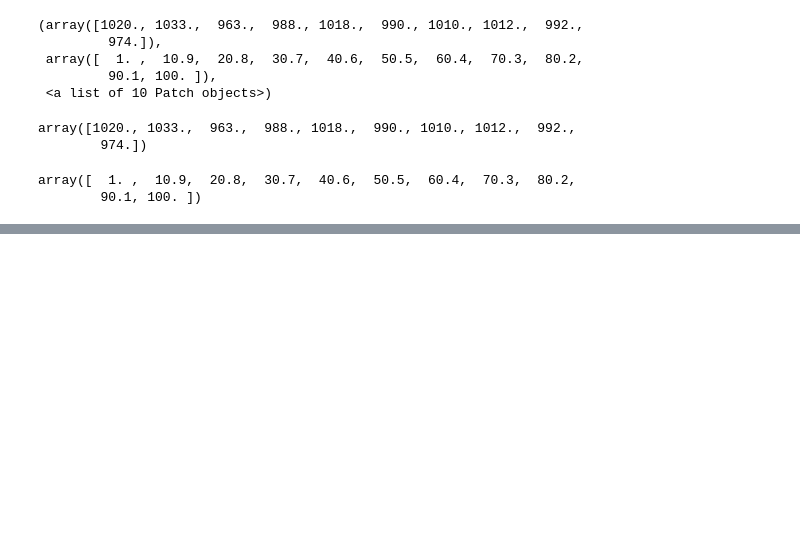
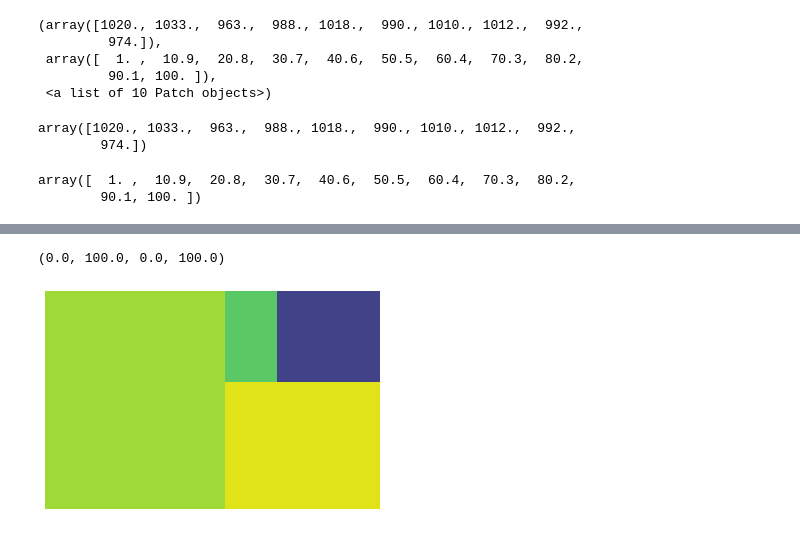
Before and after one commit to jittakorn-ch/data_viz_2022, a Jupyter notebook: DataViz04_Data_Comparison_(PCA).ipynb, the cells around one changed output, grey strips where cells are left out. Drawn from its saved outputs; the diff is of its cells as text; code cells hidden in the pictures; blank space fills up the shorter version.

```diff
--- a/DataViz04_Data_Comparison_(PCA).ipynb
+++ b/DataViz04_Data_Comparison_(PCA).ipynb
@@ -296,0 +311,8 @@ array([  1. ,  10.9,  20.8,  30.7,  40.6,  50.5,  60.4,  70.3,  80.2,
+# %%
+data = [500, 250, 60, 120]
+# %%
+squarify.plot(data)
+plt.axis('off')
+# %% [output]
+(0.0, 100.0, 0.0, 100.0)
+[figure, added]
```
Also changed, not shown: parts of 12 cells of this notebook.
